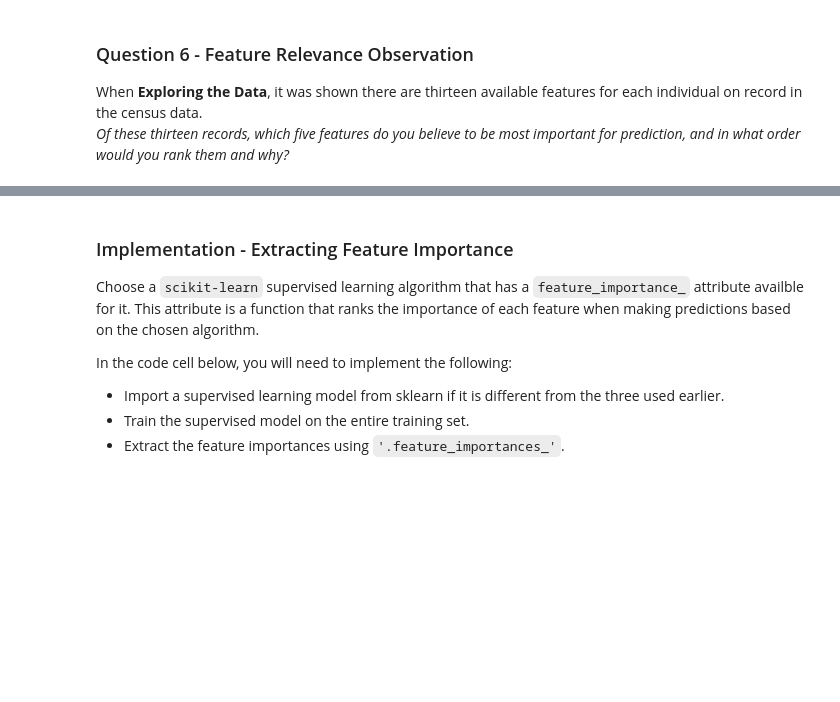
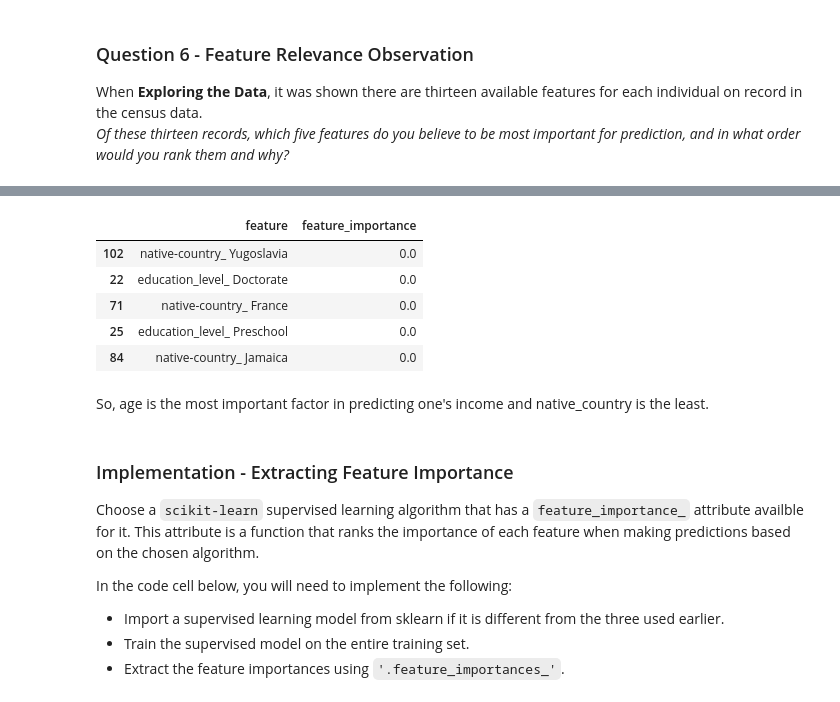
Before and after one commit to phanindravarma38/CensusData_SupervisedLearning, a Jupyter notebook: finding_donors.ipynb, the cells around one changed output, grey strips where cells are left out. Saved outputs shown, nothing was run; the diff lists cells and outputs as text; code cells hidden in the pictures; blank space fills up the shorter version.

```diff
--- a/finding_donors.ipynb
+++ b/finding_donors.ipynb
@@ -717,3 +735,16 @@ From the above plots(on data_int and data_cat), we can say these features are mo
+# %%
+
+feature_less=feature_importances_df.sort_values(['feature_importance'], ascending=True)
+feature_less.head(5)
+# %% [output]
+|  | feature | feature_importance |
+| 102 | native-country_ Yugoslavia | 0.0 |
+| 22 | education_level_ Doctorate | 0.0 |
+| 71 | native-country_ France | 0.0 |
+| 25 | education_level_ Preschool | 0.0 |
+| 84 | native-country_ Jamaica | 0.0 |
+# %% [markdown]
+So, age is the most important factor in predicting one's income and native_country is the least.
 # %% [markdown]
 ### Implementation - Extracting Feature Importance
 Choose a `scikit-learn` supervised learning algorithm that has a `feature_importance_` attribute availble for it. This attribute is a function that ranks the importance of each feature when making predictions based on the chosen algorithm.
```
Also changed, not shown: parts of 12 cells of this notebook.
